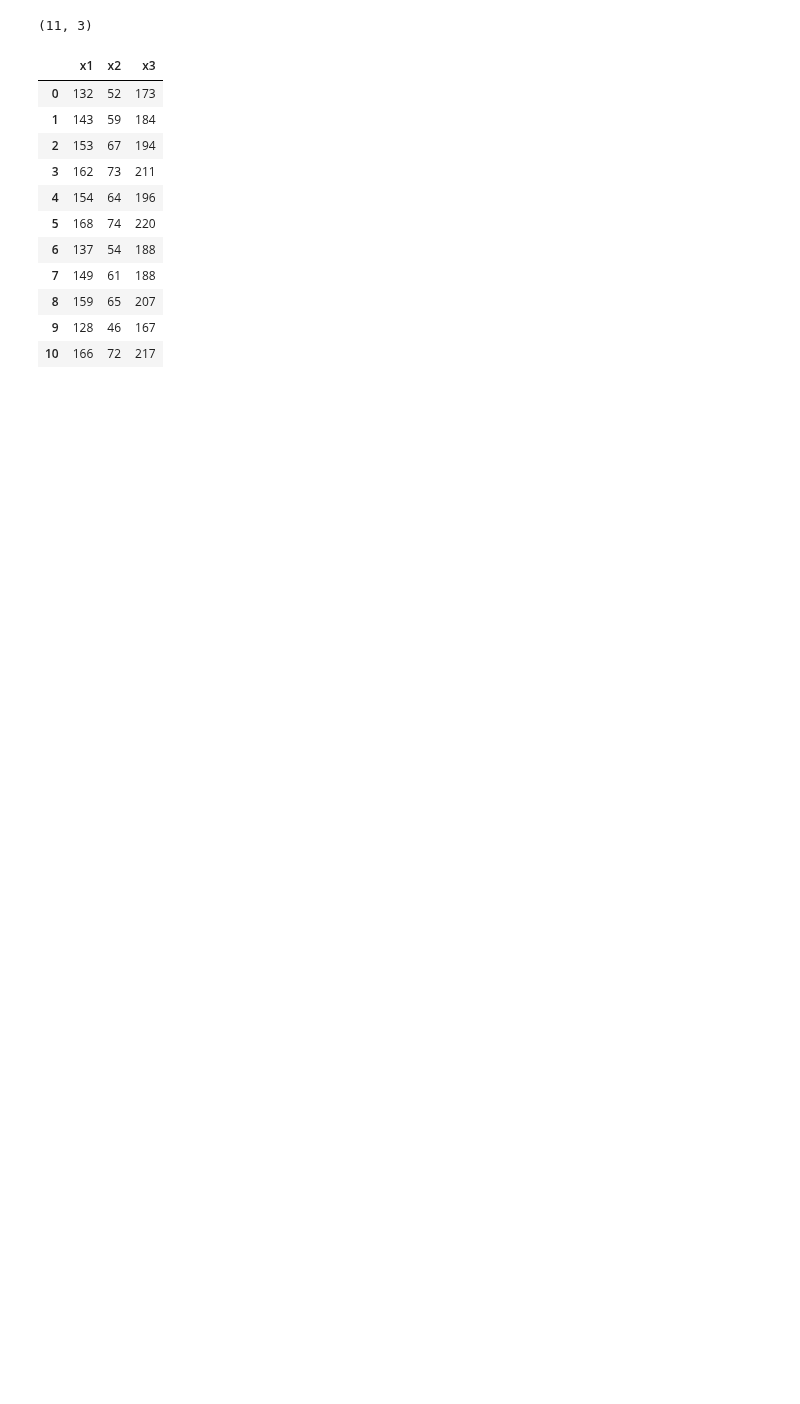
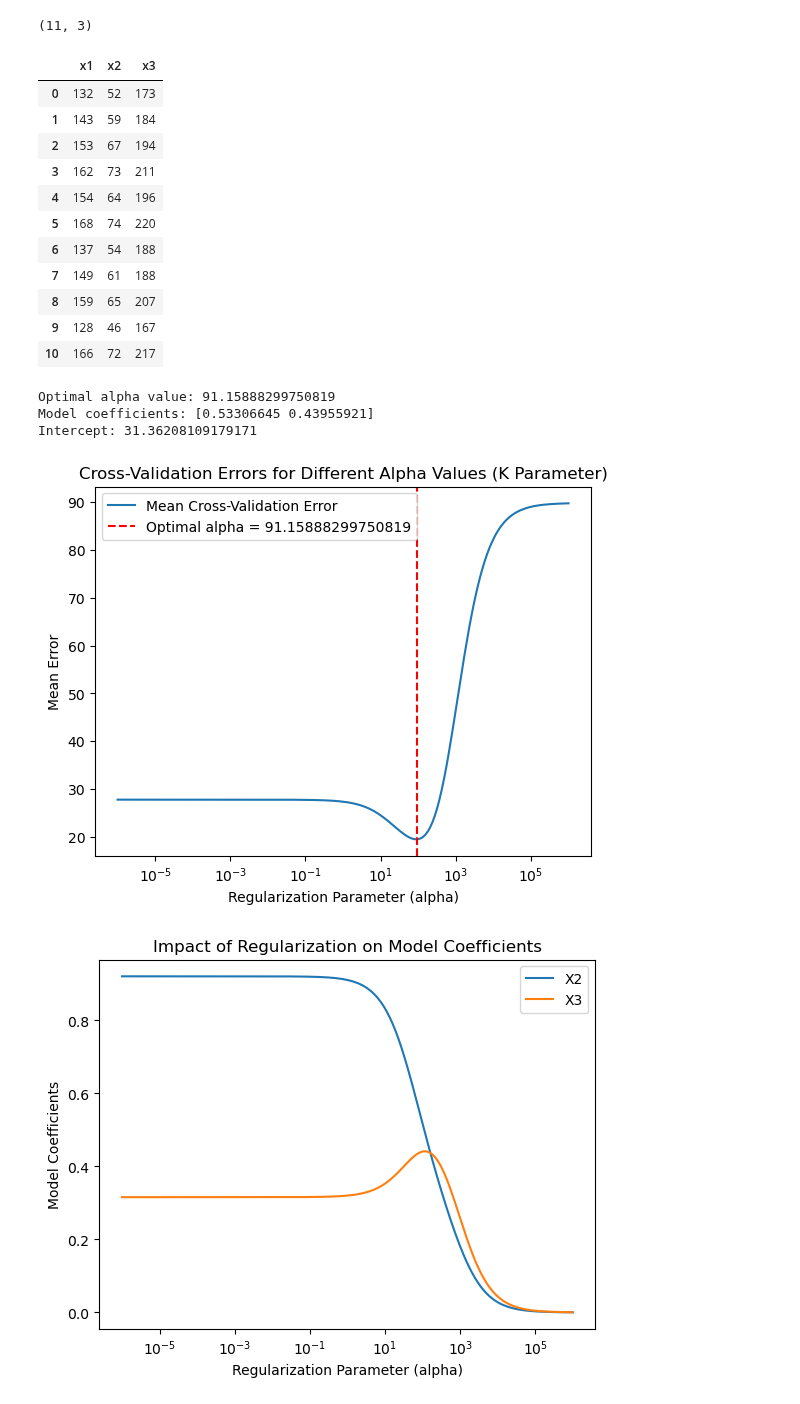
Before and after one commit to YukiTheKilla/math_statistics, a Jupyter notebook: Тема 6. Другие регрессионные модели (медианная, ридж, нелинейные модели)/main_blood.ipynb, the cells around one changed output. Drawn from its saved outputs; the diff is of its cells as text; code cells hidden in the pictures; blank space fills up the shorter version.

```diff
--- a/Тема 6. Другие регрессионные модели (медианная, ридж, нелинейные модели)/main_blood.ipynb
+++ b/Тема 6. Другие регрессионные модели (медианная, ридж, нелинейные модели)/main_blood.ipynb
@@ -19,3 +30,53 @@ df.head(20)
 | 8 | 159 | 65 | 207 |
 | 9 | 128 | 46 | 167 |
 | 10 | 166 | 72 | 217 |
+# %%
+# 1
+X = df.drop(['x1'], axis=1)
+y = df['x1']
+X_train, X_test, y_train, y_test = train_test_split(X, y, test_size=0.3, random_state=42)
+
+# Hyperparameter tuning for alpha using cross-validation
+alphas = np.logspace(-6, 6, 200)  # Wide range of alpha values for searching
+ridge_cv = RidgeCV(alphas=alphas, store_cv_values=True)
+ridge_cv.fit(X_train, y_train)
+
+# Optimal alpha value
+optimal_alpha = ridge_cv.alpha_
+print(f'Optimal alpha value: {optimal_alpha}')
+
+print(f'Model coefficients: {ridge_cv.coef_}')
+print(f'Intercept: {ridge_cv.intercept_}')
+
+# cv.plot: Cross-validation error plot, plotting the error against alpha
+cv_errors = np.mean(ridge_cv.cv_values_, axis=0)
+
+plt.plot(alphas, cv_errors, label='Mean Cross-Validation Error')
+plt.axvline(ridge_cv.alpha_, linestyle='--', color='red', label=f'Optimal alpha = {ridge_cv.alpha_}')
+plt.xscale('log')
+plt.xlabel('Regularization Parameter (alpha)')
+plt.ylabel('Mean Error')
+plt.title('Cross-Validation Errors for Different Alpha Values (K Parameter)')
+plt.legend()
+plt.show()
+
+# bias.plot: Plotting the coefficients against the regularization parameter
+coefs = []
+for alpha in alphas:
+    ridge = Ridge(alpha=alpha)
+    ridge.fit(X_train, y_train)
+    coefs.append(ridge.coef_)
+
+plt.plot(alphas, coefs)
+plt.xscale('log')
+plt.xlabel('Regularization Parameter (alpha)')
+plt.ylabel('Model Coefficients')
+plt.title('Impact of Regularization on Model Coefficients')
+plt.legend(['X2', 'X3'])
+plt.show()
+# %% [output]
+Optimal alpha value: 91.15888299750819
+Model coefficients: [0.53306645 0.43955921]
+Intercept: 31.36208109179171
+[figure, added]
+[figure, added]
```
Also changed, not shown: parts of 12 cells of this notebook, 4 other files.
